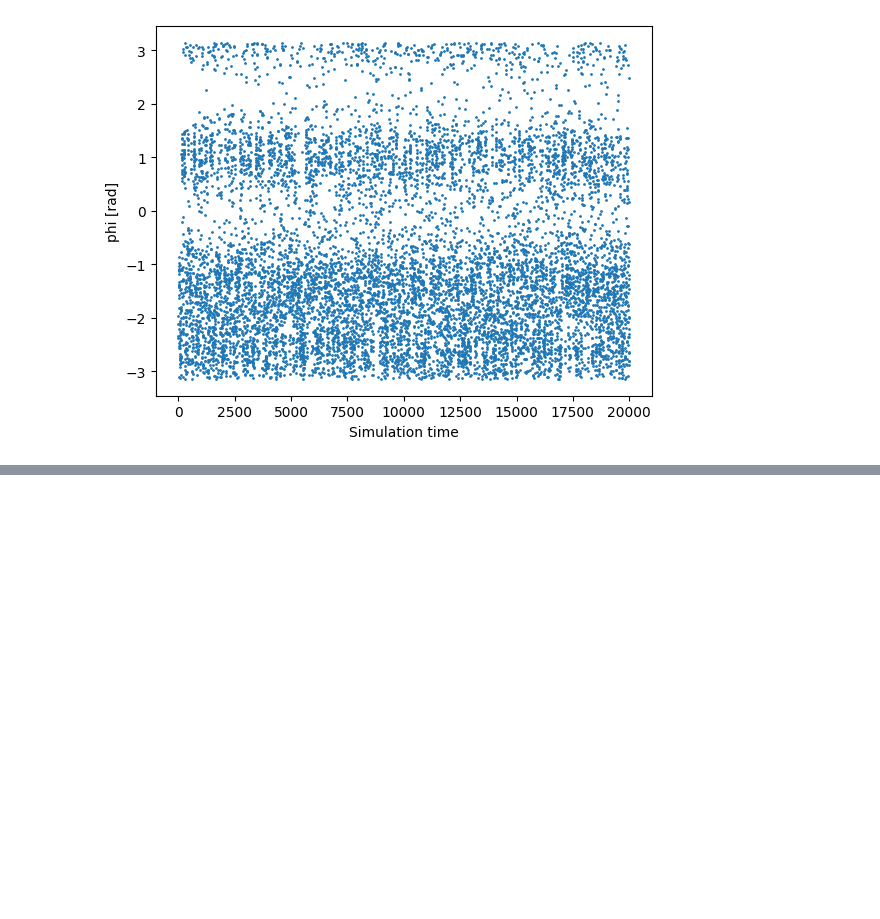
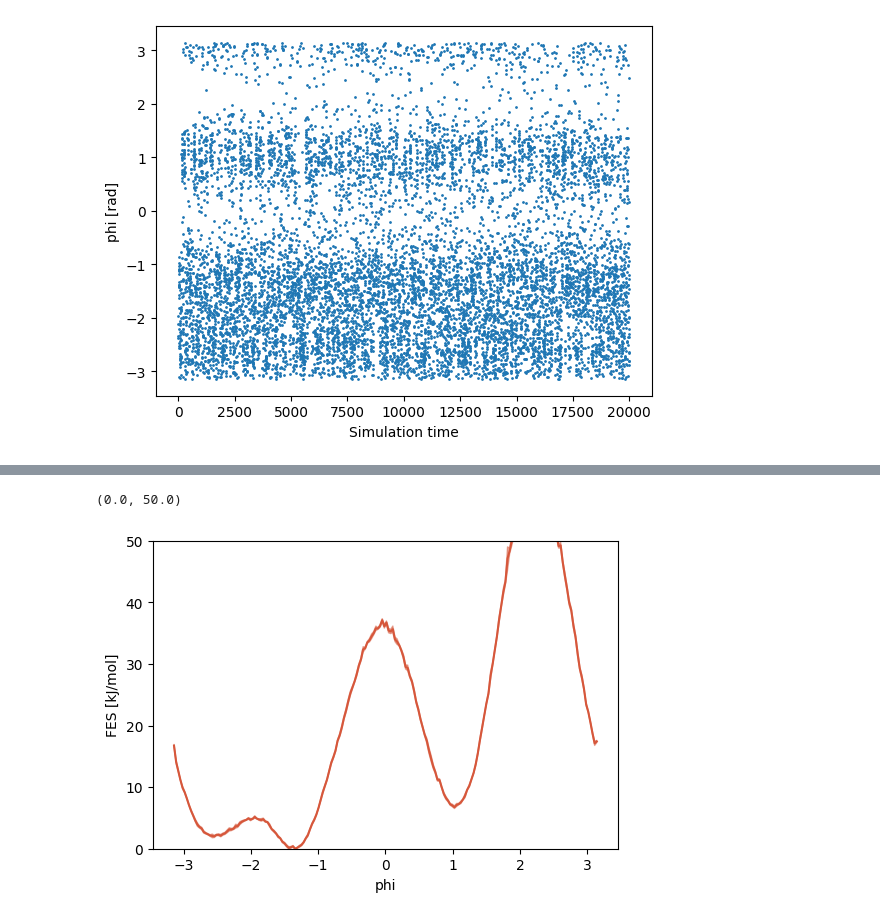
Before and after one commit to danibrb/ML-CV, a Jupyter notebook: notebook/03_analysis.ipynb, the cells around one changed output, grey strips where cells are left out. Saved outputs shown, nothing was run; the diff lists cells and outputs as text; code cells hidden in the pictures; blank space fills up the shorter version.

```diff
--- a/notebook/03_analysis.ipynb
+++ b/notebook/03_analysis.ipynb
@@ -271,0 +375,2 @@ Path(folder2).mkdir(parents=True, exist_ok=True)
+# %%
+colvar =plumed.read_as_pandas(str(folder_rw /"COLVAR_REWEIGHT"))
@@ -271,0 +393,20 @@ Path(folder2).mkdir(parents=True, exist_ok=True)
+# %%
+from mlcolvar.utils.fes import compute_fes
+import mlcolvar.utils.plot
+
+s = colvar['phi'].values
+
+# compute weights
+kbT = 2.5
+w = np.exp(colvar['metad.bias'].values/kbT)
+
+fig,ax = plt.subplots(figsize=(6,4),dpi=100)
+fes,grid,bounds,error = compute_fes(s, weights=w, kbt=kbT,
+                                    blocks=5, bandwidth=0.01,
+                                    plot=True, ax = ax)
+ax.set_xlabel('phi')
+ax.set_ylabel('FES [kJ/mol]')
+ax.set_ylim(0,50)
+# %% [output]
+(0.0, 50.0)
+[figure, added]
```
Also changed, not shown: parts of 24 cells of this notebook, 4 other files.
